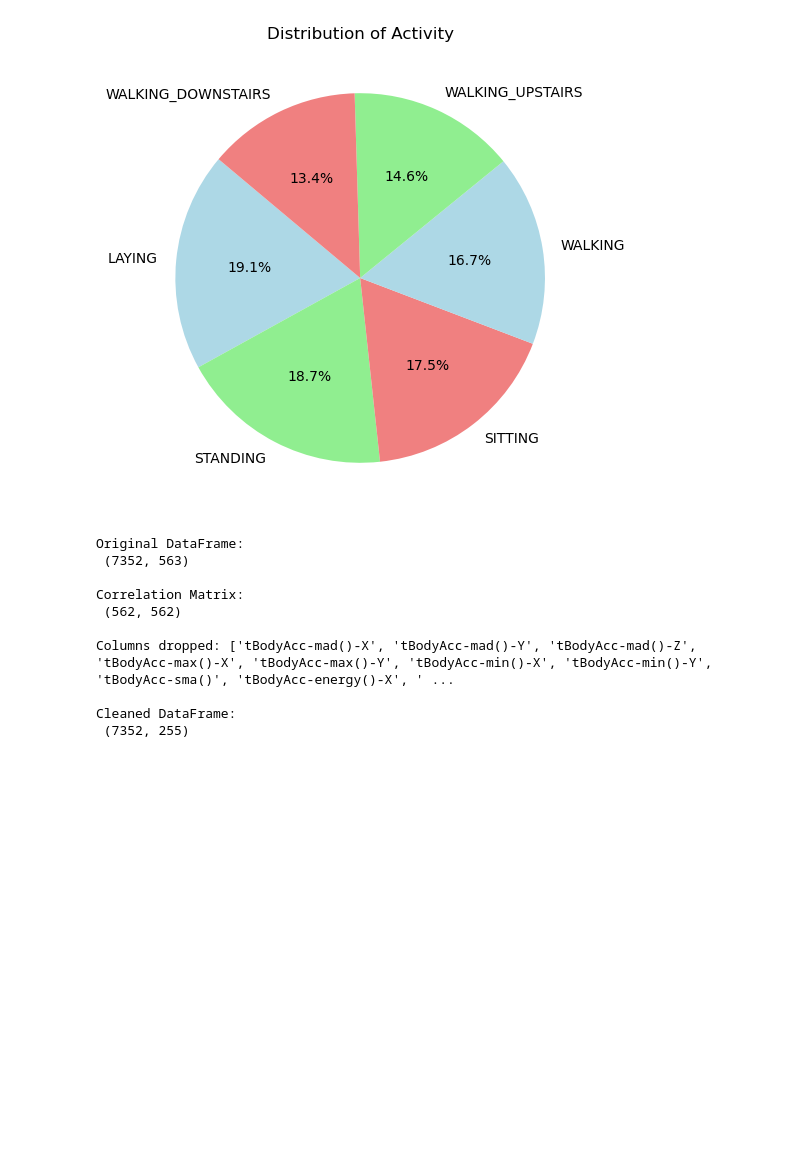
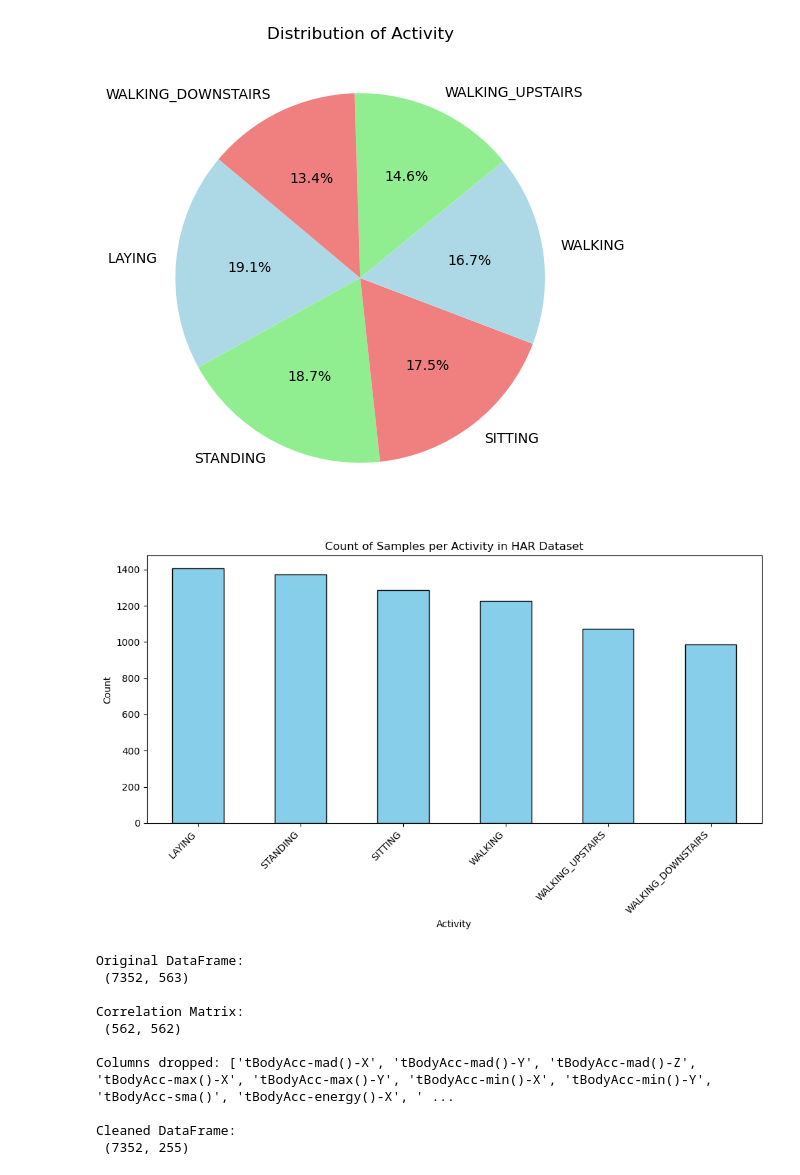
Before and after one commit to capstone-by-group-5/activity-recognition-health-ai, a Jupyter notebook: notebooks/CapstoneProject.ipynb, the cells around one changed output. Cells and saved outputs as stored; diff of their text form; code cells hidden in the pictures; blank space fills up the shorter version.

```diff
--- a/notebooks/CapstoneProject.ipynb
+++ b/notebooks/CapstoneProject.ipynb
@@ -105,6 +107,25 @@ plt.title("Distribution of Activity")
 plt.show()
 # %% [output]
 [figure]
+# %%
+# Count the number of occurrences for each activity
+activity_counts = df['Activity'].value_counts()
+
+# Plot the bar chart
+plt.figure(figsize=(10, 6))
+activity_counts.plot(kind='bar', color='skyblue', edgecolor='black')
+
+# Add labels and title
+plt.title('Count of Samples per Activity in HAR Dataset')
+plt.xlabel('Activity')
+plt.ylabel('Count')
+plt.xticks(rotation=45, ha='right')
+
+# Show the plot
+plt.tight_layout()
+plt.show()
+# %% [output]
+[figure, added]
 # %%
 X_initial = df.iloc[:,:-1]
 y_initial=df.iloc[:,-1]
```
Also changed, not shown: parts of 8 cells of this notebook, 2 other files.
